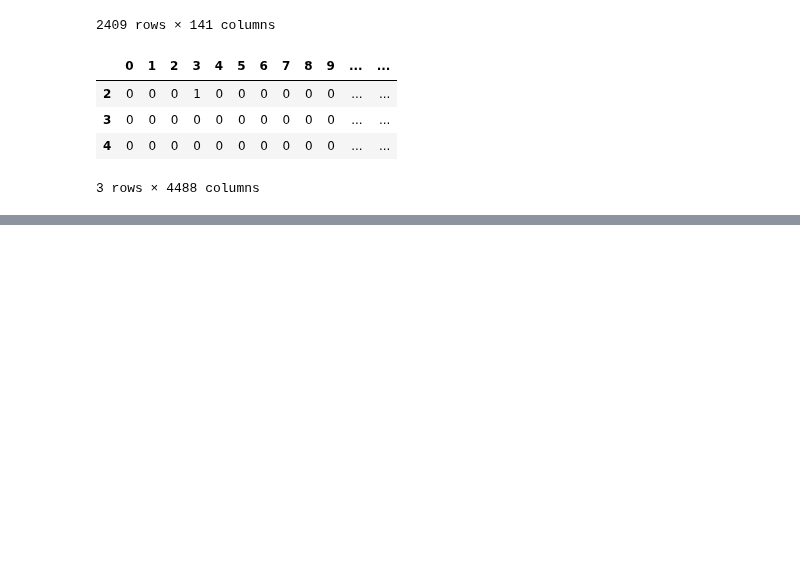
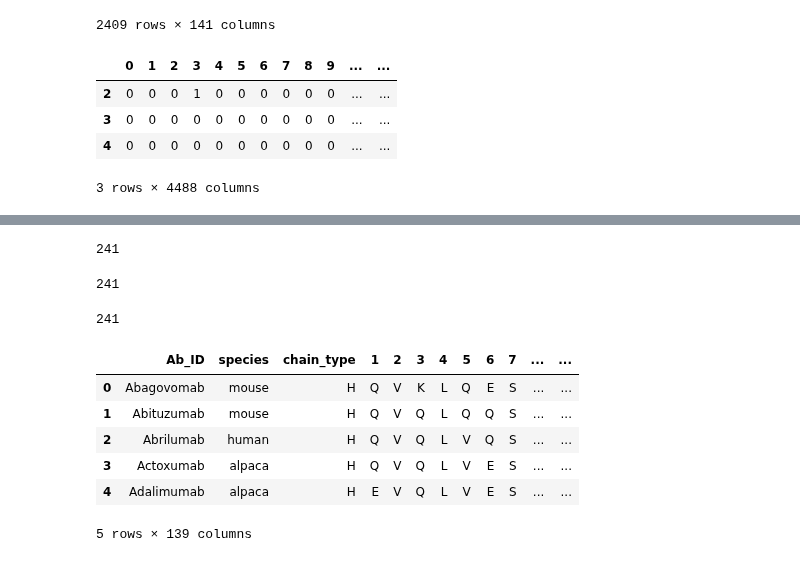
Before and after one commit to kvetab/di-pred, a Jupyter notebook: notebooks/data_processing/03-abnumber_encoding.ipynb, the cells around one changed output, grey strips where cells are left out. Saved outputs shown, nothing was run; the diff lists cells and outputs as text; code cells hidden in the pictures; blank space fills up the shorter version.

```diff
--- a/notebooks/data_processing/03-abnumber_encoding.ipynb
+++ b/notebooks/data_processing/03-abnumber_encoding.ipynb
@@ -237,0 +250,29 @@ light_one_hot.reset_index().to_feather(path.join(DATA_DIR, "chen/abnumber/chen_l
+# %%
+heavy = [chainify(h_seq, idx) for h_seq, idx in zip(tap_data["heavy"], tap_data["Antibody_ID"])]
+light = [chainify(l_seq, idx) for l_seq, idx in zip(tap_data["light"], tap_data["Antibody_ID"])]
+len(heavy)
+# %% [output]
+241
+# %%
+heavy_mask = [ch is not None for ch in heavy]
+light_mask = [ch is not None for ch in light]
+sum(heavy_mask)
+# %% [output]
+241
+# %%
+sum(light_mask)
+# %% [output]
+241
+# %%
+heavy_df = Chain.to_dataframe(heavy)
+heavy_df.index = tap_data.index
+heavy_df.insert(0, "Ab_ID", tap_data["Antibody_ID"])
+heavy_df.head()
+# %% [output]
+|  | Ab_ID | species | chain_type | 1 | 2 | 3 | 4 | 5 | 6 | 7 | ... | ... |
+| 0 | Abagovomab | mouse | H | Q | V | K | L | Q | E | S | ... | ... |
+| 1 | Abituzumab | mouse | H | Q | V | Q | L | Q | Q | S | ... | ... |
+| 2 | Abrilumab | human | H | Q | V | Q | L | V | Q | S | ... | ... |
+| 3 | Actoxumab | alpaca | H | Q | V | Q | L | V | E | S | ... | ... |
+| 4 | Adalimumab | alpaca | H | E | V | Q | L | V | E | S | ... | ... |
+5 rows × 139 columns
```
Also changed, not shown: parts of 7 cells of this notebook, 4 other files.
